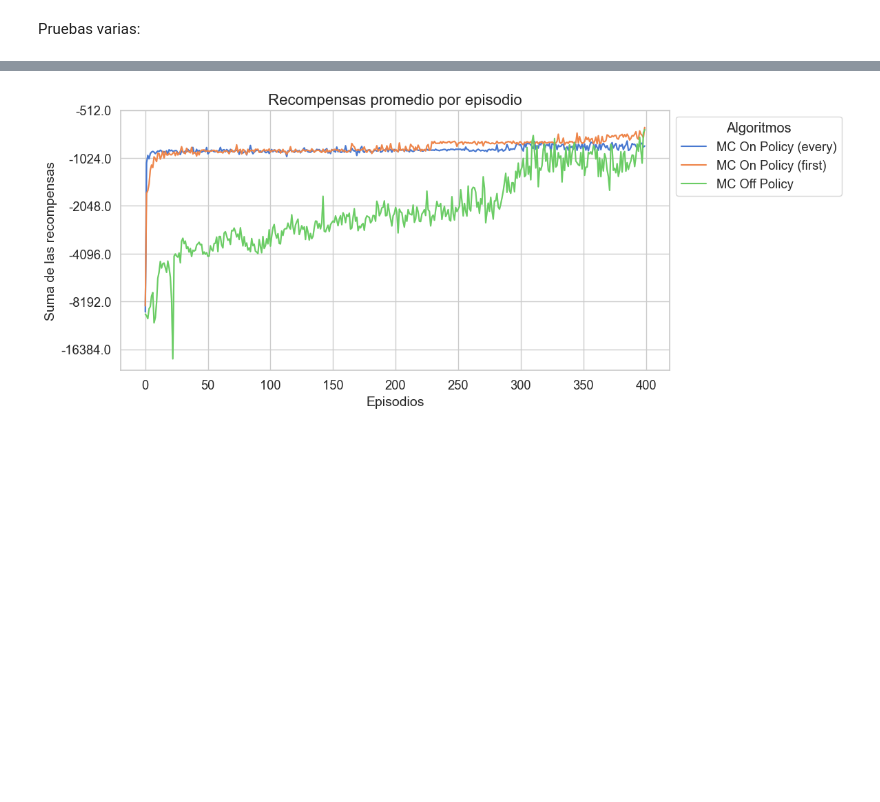
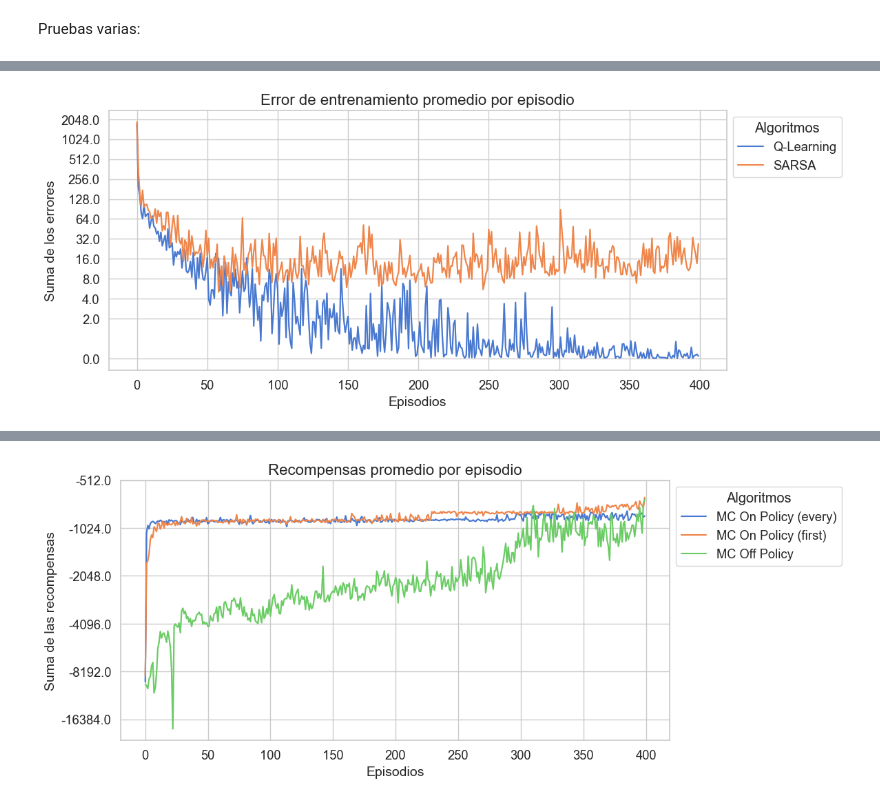
Before and after one commit to mlucasumu/EML_RL_LucasOrtiz, a Jupyter notebook: entornos_complejos/metodos_tabulares.ipynb, the cells around one changed output, grey strips where cells are left out. Cells and saved outputs as stored; diff of their text form; code cells hidden in the pictures; blank space fills up the shorter version.

```diff
--- a/entornos_complejos/metodos_tabulares.ipynb
+++ b/entornos_complejos/metodos_tabulares.ipynb
@@ -96,0 +250,7 @@ qtable_sarsa, rewards_sarsa, episode_lengths_sarsa, stats_sarsa = agent_sarsa.tr
+# %%
+plotting.plot_training_errors([stats_qlearning['cum_training_error'], stats_sarsa['cum_training_error']],
+                                ["Q-Learning", "SARSA"],
+                                log_scale=True,
+                                rolling_window=1)
+# %% [output]
+[figure, added]
```
Also changed, not shown: parts of 54 cells of this notebook.
